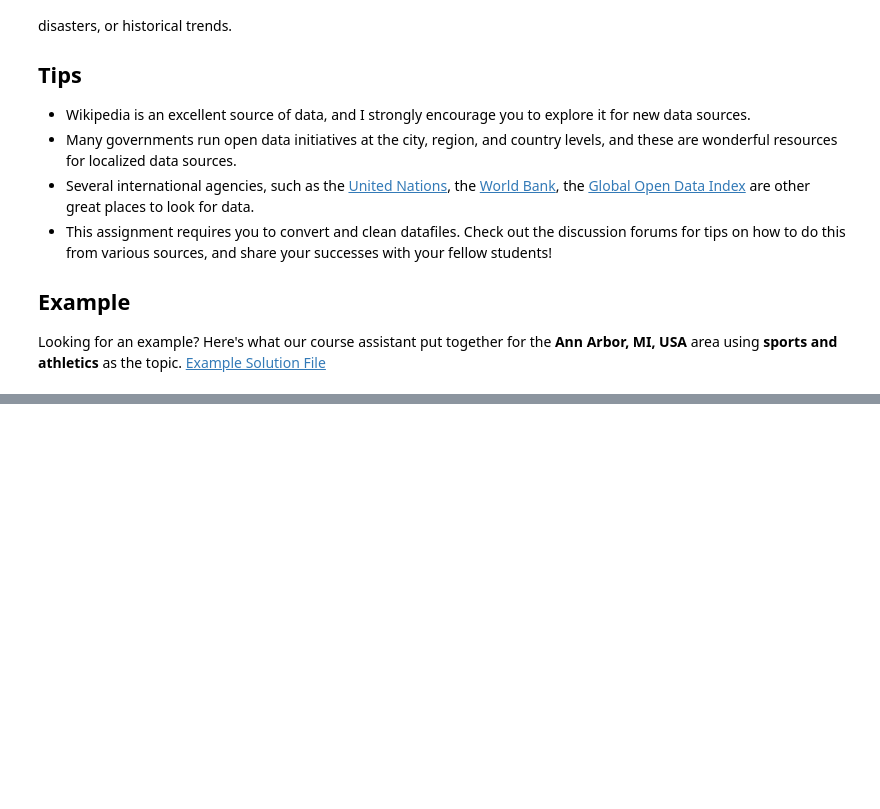
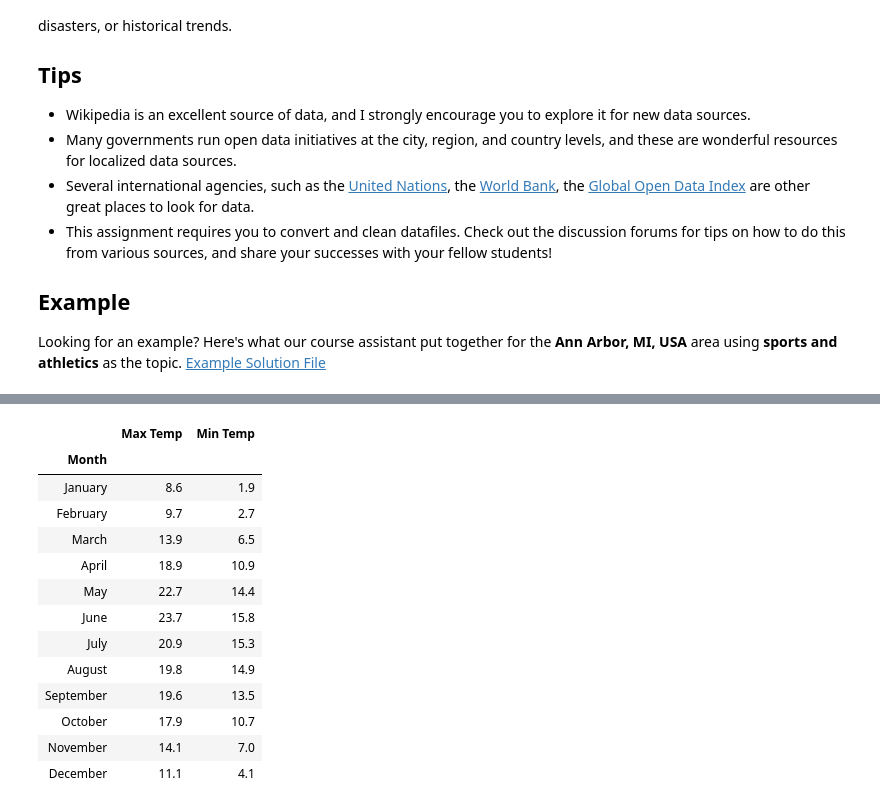
Before and after one commit to SurajSarangi/Applied-Data-Science, a Jupyter notebook: 2. Applied Plotting, Charting & Data Representation in Python/Week 4/Assignment4.ipynb, the cells around one changed output, grey strips where cells are left out. Cells and saved outputs as stored; diff of their text form; code cells hidden in the pictures; blank space fills up the shorter version.

```diff
--- a/2. Applied Plotting, Charting & Data Representation in Python/Week 4/Assignment4.ipynb
+++ b/2. Applied Plotting, Charting & Data Representation in Python/Week 4/Assignment4.ipynb
@@ -33,0 +93,22 @@ Looking for an example? Here's what our course assistant put together for the **
+# %%
+df2=(df.where(df['Station Name']=='Shimla')).dropna()
+df2.reset_index(inplace=True)
+df2=df2[k]
+df2.set_index('Month',inplace=True)
+df2.rename(columns={k[1]:'Max Temp',k[2]:'Min Temp'},inplace=True)
+df2
+# %% [output]
+|  | Max Temp | Min Temp |
+| Month |  |  |
+| January | 8.6 | 1.9 |
+| February | 9.7 | 2.7 |
+| March | 13.9 | 6.5 |
+| April | 18.9 | 10.9 |
+| May | 22.7 | 14.4 |
+| June | 23.7 | 15.8 |
+| July | 20.9 | 15.3 |
+| August | 19.8 | 14.9 |
+| September | 19.6 | 13.5 |
+| October | 17.9 | 10.7 |
+| November | 14.1 | 7.0 |
+| December | 11.1 | 4.1 |
```
Also changed, not shown: parts of 9 cells of this notebook, 2 other files.
